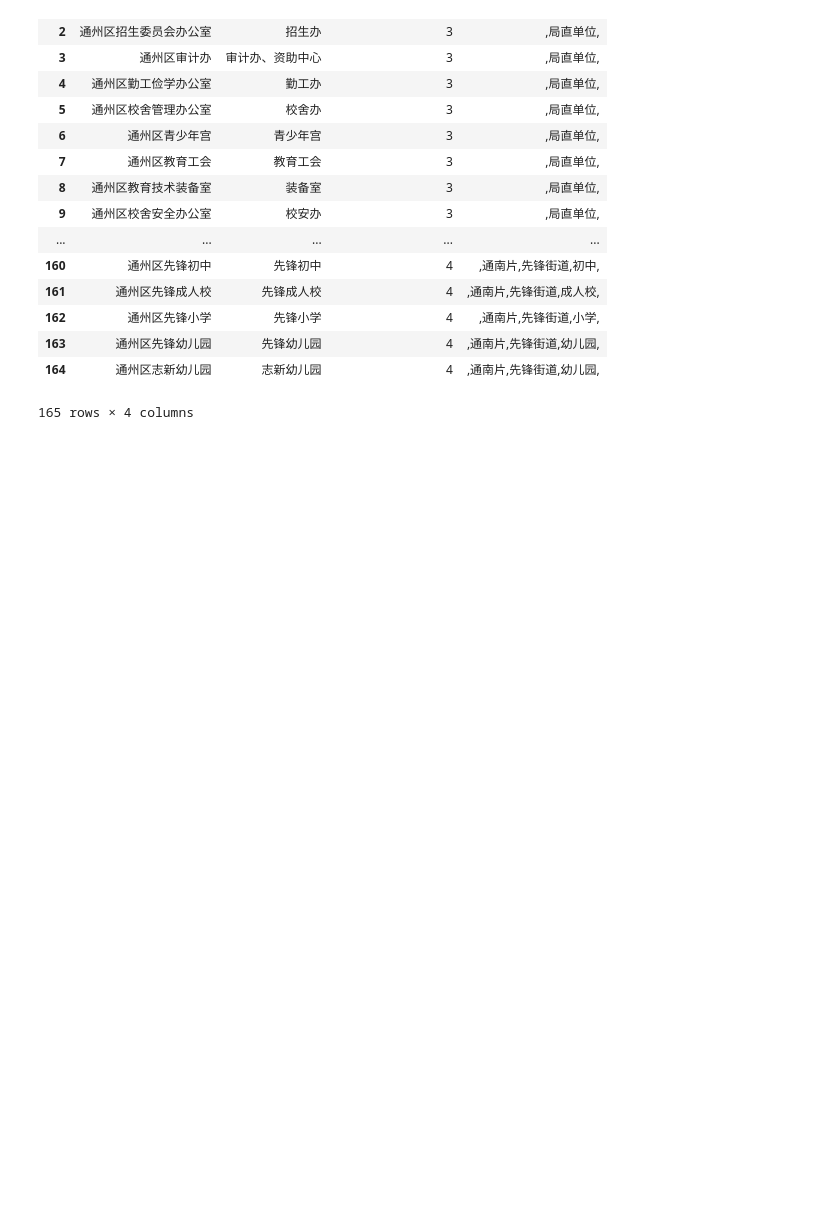
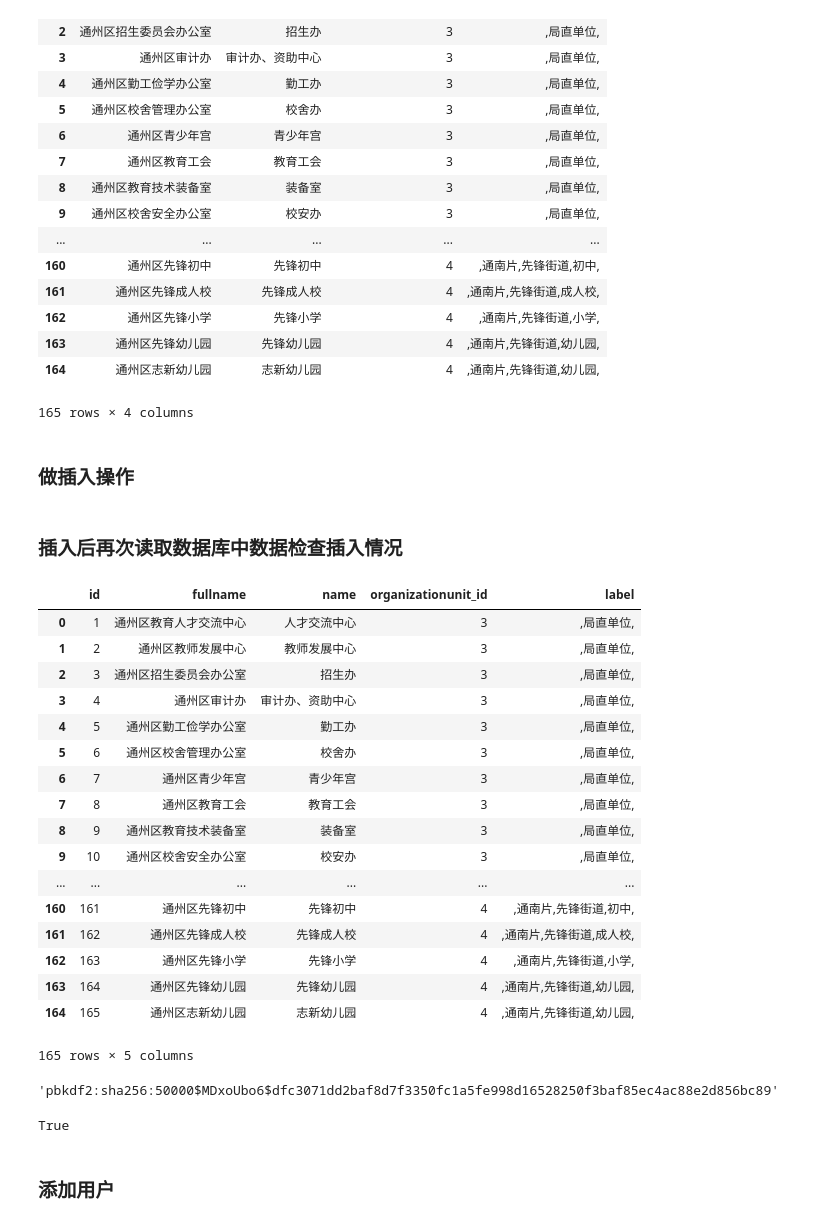
Before and after one commit to esun6060996/epmflask, a Jupyter notebook: ExcelTodb.ipynb, the cells around one changed output. Saved outputs shown, nothing was run; the diff lists cells and outputs as text; code cells hidden in the pictures; blank space fills up the shorter version.

```diff
--- a/ExcelTodb.ipynb
+++ b/ExcelTodb.ipynb
@@ -33,4 +43,6 @@ df
 | 163 | 通州区先锋幼儿园 | 先锋幼儿园 | 4 | ,通南片,先锋街道,幼儿园, |
 | 164 | 通州区志新幼儿园 | 志新幼儿园 | 4 | ,通南片,先锋街道,幼儿园, |
 165 rows × 4 columns
+# %% [markdown]
+### 做插入操作 ###
 # %%
@@ -39,0 +50,35 @@ df.to_sql('schools',con=engine,if_exists='replace',index=True)
+# %% [markdown]
+### 插入后再次读取数据库中数据检查插入情况 ###
+# %%
+sql = 'select * from schools'
+df = pd.read_sql_query(sql,engine)
+df
+# %% [output]
+|  | id | fullname | name | organizationunit_id | label |
+| 0 | 1 | 通州区教育人才交流中心 | 人才交流中心 | 3 | ,局直单位, |
+| 1 | 2 | 通州区教师发展中心 | 教师发展中心 | 3 | ,局直单位, |
+| 2 | 3 | 通州区招生委员会办公室 | 招生办 | 3 | ,局直单位, |
+| 3 | 4 | 通州区审计办 | 审计办、资助中心 | 3 | ,局直单位, |
+| 4 | 5 | 通州区勤工俭学办公室 | 勤工办 | 3 | ,局直单位, |
+| 5 | 6 | 通州区校舍管理办公室 | 校舍办 | 3 | ,局直单位, |
+| 6 | 7 | 通州区青少年宫 | 青少年宫 | 3 | ,局直单位, |
+| 7 | 8 | 通州区教育工会 | 教育工会 | 3 | ,局直单位, |
+| 8 | 9 | 通州区教育技术装备室 | 装备室 | 3 | ,局直单位, |
+| 9 | 10 | 通州区校舍安全办公室 | 校安办 | 3 | ,局直单位, |
+| ... | ... | ... | ... | ... | ... |
+| 160 | 161 | 通州区先锋初中 | 先锋初中 | 4 | ,通南片,先锋街道,初中, |
+| 161 | 162 | 通州区先锋成人校 | 先锋成人校 | 4 | ,通南片,先锋街道,成人校, |
+| 162 | 163 | 通州区先锋小学 | 先锋小学 | 4 | ,通南片,先锋街道,小学, |
+| 163 | 164 | 通州区先锋幼儿园 | 先锋幼儿园 | 4 | ,通南片,先锋街道,幼儿园, |
+| 164 | 165 | 通州区志新幼儿园 | 志新幼儿园 | 4 | ,通南片,先锋街道,幼儿园, |
+165 rows × 5 columns
+# %%
+generate_password_hash("admin")
+# %% [output]
+'pbkdf2:sha256:50000$MDxoUbo6$dfc3071dd2baf8d7f3350fc1a5fe998d16528250f3baf85ec4ac88e2d856bc89'
+# %%
+check_password_hash(generate_password_hash("admin"),"admin")
+# %% [output]
+True
+# %% [markdown]
+### 添加用户 ##
```
Also changed, not shown: parts of 9 cells of this notebook, 7 other files.
